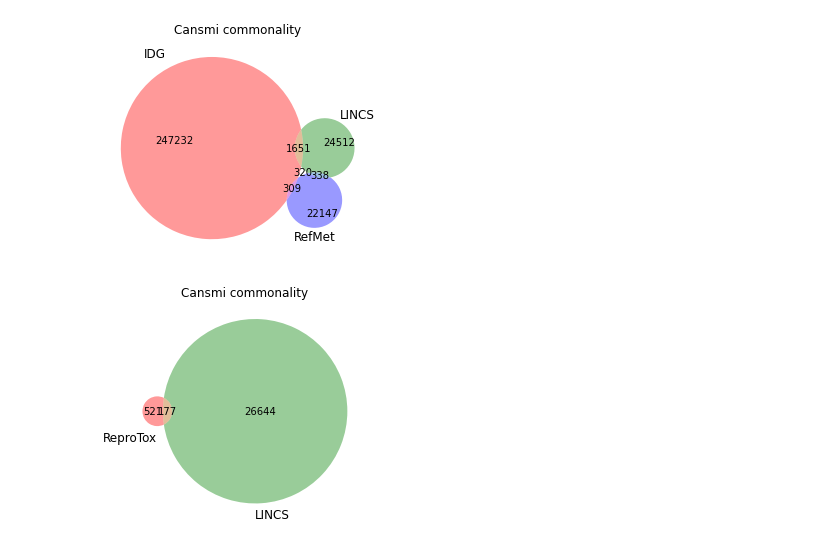
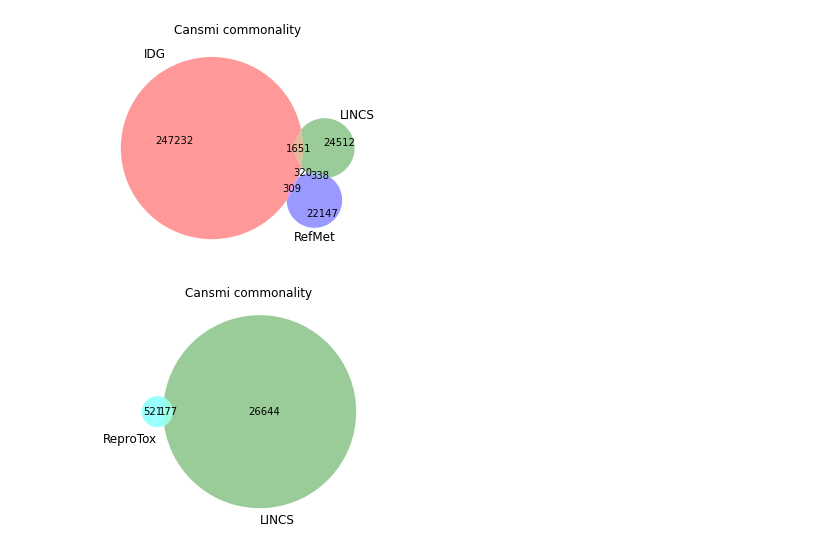
Before and after one commit to jeremyjyang/rdkit-tools, a Jupyter notebook: python/CFChemDb_Demo.ipynb, the cells around one changed output. Saved outputs shown, nothing was run; the diff lists cells and outputs as text; code cells hidden in the pictures.

```diff
--- a/python/CFChemDb_Demo.ipynb
+++ b/python/CFChemDb_Demo.ipynb
@@ -182,8 +182,9 @@ plt.show()
 # %% [output]
 [figure]
 # %%
-v2 = venn2([cansmis["reprotox"], cansmis["lincs"]], ('ReproTox', 'LINCS'))
+plt.figure(figsize=(8,4))
+v2 = venn2([cansmis["reprotox"], cansmis["lincs"]], ('ReproTox', 'LINCS'), set_colors=("cyan", "g"), normalize_to=2)
 plt.title("Cansmi commonality")
 plt.show()
 # %% [output]
-[figure, old version]
+[figure, new version]
```
Also changed, not shown: parts of 11 cells of this notebook.
